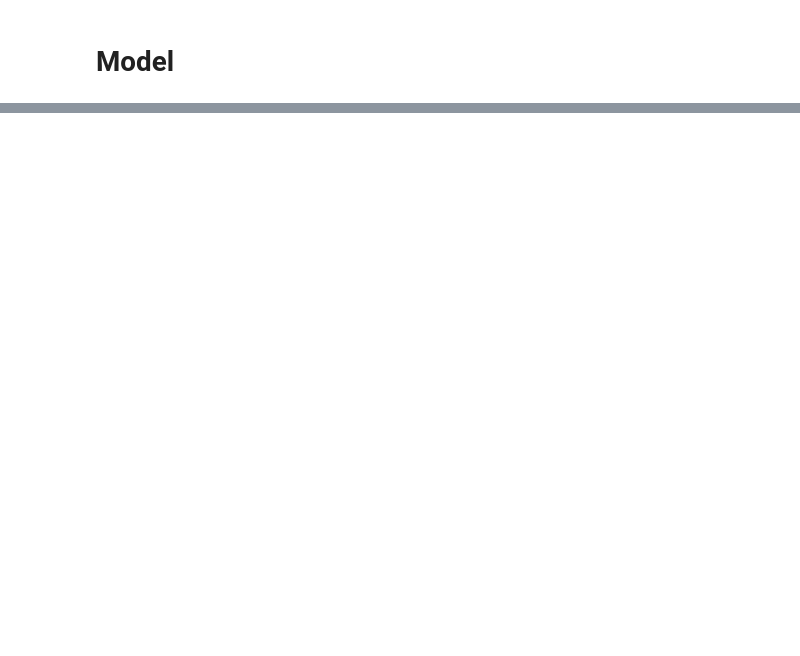
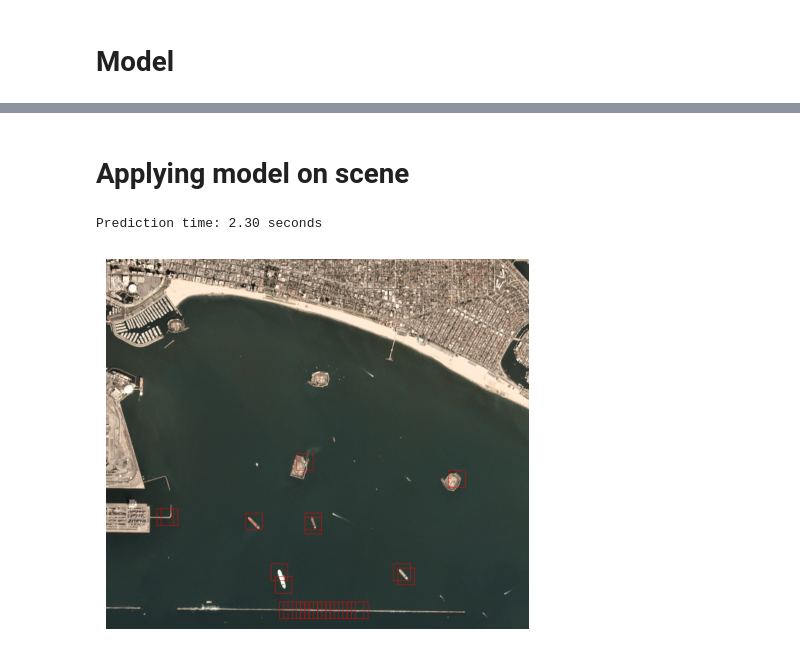
Before and after one commit to AlexRohn-96/shipvision_lewagon, a Jupyter notebook: notebooks/notebook_Alex.ipynb, the cells around one changed output, grey strips where cells are left out. Drawn from its saved outputs; the diff is of its cells as text; code cells hidden in the pictures; blank space fills up the shorter version.

Commit message:
Complete notebook with different models

```diff
--- a/notebooks/notebook_Alex.ipynb
+++ b/notebooks/notebook_Alex.ipynb
@@ -211,7 +57,7 @@ plt.show()
 # First we need to split the set into training and test
 
 # Split the data
-X_train, X_test, y_train, y_test = train_test_split(image_data, labels,
+X_train, X_test, y_train, y_test = train_test_split(X, y,
                                                     test_size=0.3,  # Adjust the test size as needed
-                                                    random_state=42,  # For reproducibility
-                                                    stratify=labels)  # Ensures the proportion of classes is maintained
+                                                    random_state=43,  # For reproducibility
+                                                    stratify=y)  # Ensures the proportion of classes is maintained
@@ -321,6 +104,12 @@ y_test_cat = to_categorical(y_test, num_classes=2)
+# %%
+X_train_processed = transform(X_train)
+X_test_processed = transform(X_test)
 # %% [markdown]
 # Model
 # %%
+
+
+
 # Initialize CNN with input shape of 80x80x3 (80x80 images with 3 channels - RGB)
 
 def initialize_model():
@@ -336,6 +125,7 @@ def initialize_model():
     model.add(layers.Conv2D(16, (3,3), activation="relu"))
     model.add(layers.MaxPool2D(pool_size=(2,2)))
 
+
     ### Flattening
     model.add(layers.Flatten())
 
@@ -343,14 +133,14 @@ def initialize_model():
     model.add(layers.Dense(10, activation='relu'))
 
     ### Last layer - Classification Layer with 2 outputs
-    model.add(layers.Dense(2, activation='sigmoid'))
+    model.add(layers.Dense(1, activation='sigmoid'))
 
 
 
     # Compile model
     model.compile(loss='binary_crossentropy',
               optimizer='adam',
-              metrics=['accuracy'])
+              metrics=['accuracy', Recall(), Precision()])
 
 
 
@@ -386,10 +148,12 @@ Model: "sequential"
 # %%
 # Fit model
 
-es = EarlyStopping(restore_best_weights=True)
+model = initialize_model()
 
-model.fit(X_train_tensor, y_train_cat,
-          epochs=5,
+es = EarlyStopping(patience= 3, restore_best_weights=True)
+
+model.fit(X_train_processed, y_train,
+          epochs=15,
           batch_size=32,
           validation_split=0.2,
           callbacks=[es])
@@ -461,0 +193,2 @@ WARNING:absl:Compiled the loaded model, but the compiled metrics have yet to be
+# %% [markdown]
+# Applying model on scene
@@ -461,0 +248,12 @@ WARNING:absl:Compiled the loaded model, but the compiled metrics have yet to be
+# %%
+# Define the image path
+image_path = "/Users/alexrohn/code/AlexRohn-96/shipvision_lewagon_backend/raw_data/scenes/lb_1.png"
+
+# Load the image
+image = Image.open(image_path)
+
+
+generate_scene_with_model(image, model)
+# %% [output]
+Prediction time: 2.30 seconds
+[figure, added]
```
Also changed, not shown: parts of 58 cells of this notebook.
